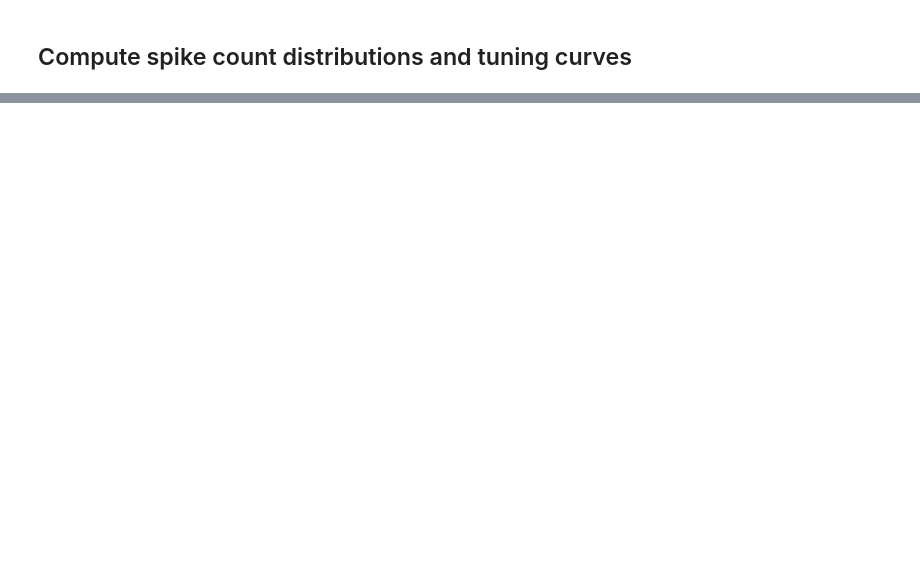
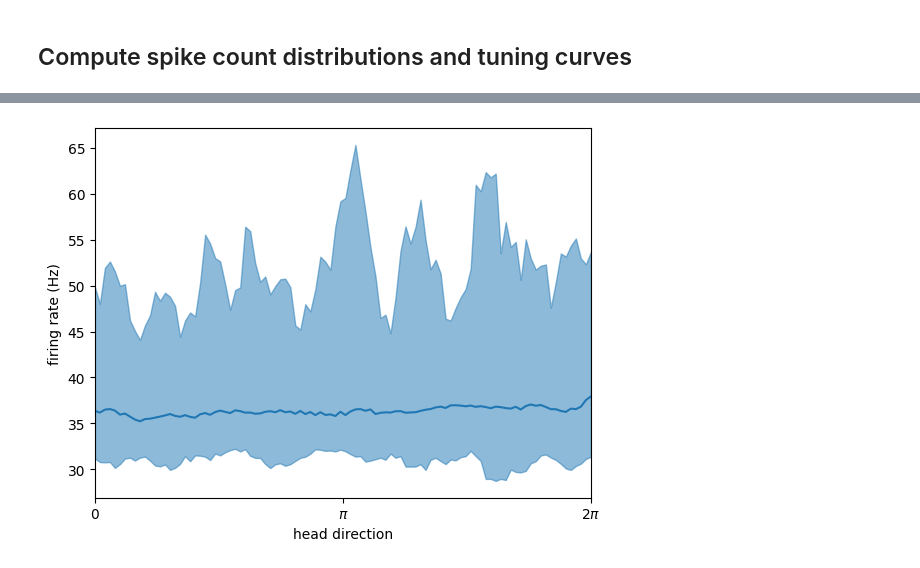
Before and after one commit to davindicode/UCM-interpret, a Jupyter notebook: preprocess/dim_reduction.ipynb, the cells around one changed output, grey strips where cells are left out. Cells and saved outputs as stored; diff of their text form; code cells hidden in the pictures; blank space fills up the shorter version.

```diff
--- a/preprocess/dim_reduction.ipynb
+++ b/preprocess/dim_reduction.ipynb
@@ -95,0 +47,14 @@ modelfit, fit_set, validation_set = lib.models.load_model(
+# %%
+mouse_id = 'Mouse24'
+session_id = '131213'
+phase = 'wake'
+subset = 'nonhdc'
+
+bin_size = 160  # ms
+
+# data
+single_spikes = False
+dataset_hdc = HDC.get_dataset(mouse_id, session_id, phase, 'hdc', bin_size,
+                               single_spikes, path='../data/')
+
+dataset_nonhdc = HDC.get_dataset(mouse_id, session_id, phase, 'nonhdc', bin_size, single_spikes, path='../data/')
@@ -614,0 +224,30 @@ plt.show()
+# %%
+lower, mean, upper = utils.signal.percentiles_from_samples(P_mc_nonhdc, [0.05, 0.5, 0.95])
+
+K = P_mc_nonhdc.shape[-1]
+counts = torch.arange(K)
+tbin = model_dict_nonhdc['tbin']
+
+hd_mean = (counts[None, None, None, :] * P_mc_nonhdc).sum(-1)  # (MC, neurons, steps)
+hd_rate = hd_mean / tbin  # in units of Hz
+hd_var = (counts[None, None, None, :]**2 * P_mc_nonhdc).sum(-1) - hd_mean**2
+hd_FF = hd_var / (hd_mean + 1e-12)
+# %%
+fig, ax = plt.subplots()
+
+lower, mean, upper = utils.signal.percentiles_from_samples(hd_rate, [0.05, 0.5, 0.95])
+ne = 4  # select neuron to plot
+
+line, = ax.plot(hd_sweep.numpy(), mean[ne, :].numpy())
+ax.fill_between(
+    hd_sweep.numpy(), lower[ne, :].numpy(), upper[ne, :].numpy(),
+    color=line.get_color(), alpha=0.5
+)
+ax.set_ylabel('firing rate (Hz)')
+ax.set_xlabel('head direction')
+ax.set_xlim(0, 2*np.pi)
+ax.set_xticks([0, np.pi, 2*np.pi])
+ax.set_xticklabels([r'$0$', r'$\pi$', r'$2\pi$'])
+plt.show()
+# %% [output]
+[figure, added]
```
Also changed, not shown: parts of 49 cells of this notebook, 2 other files.
